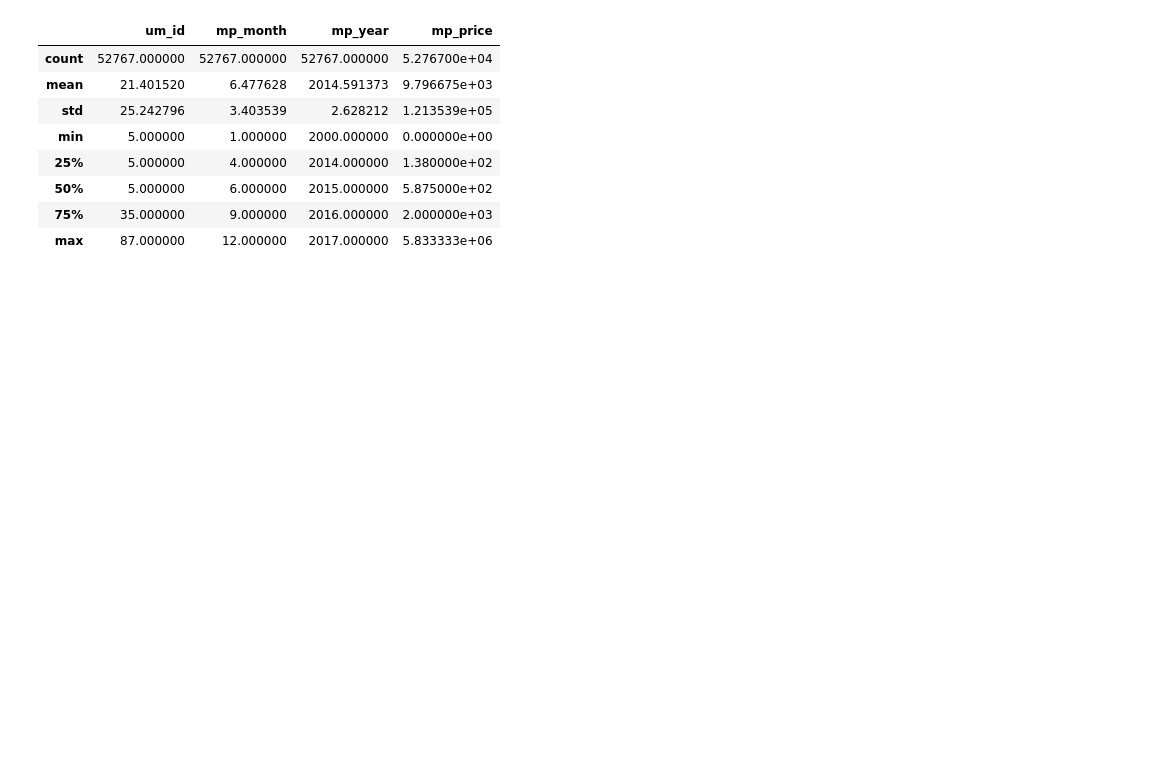
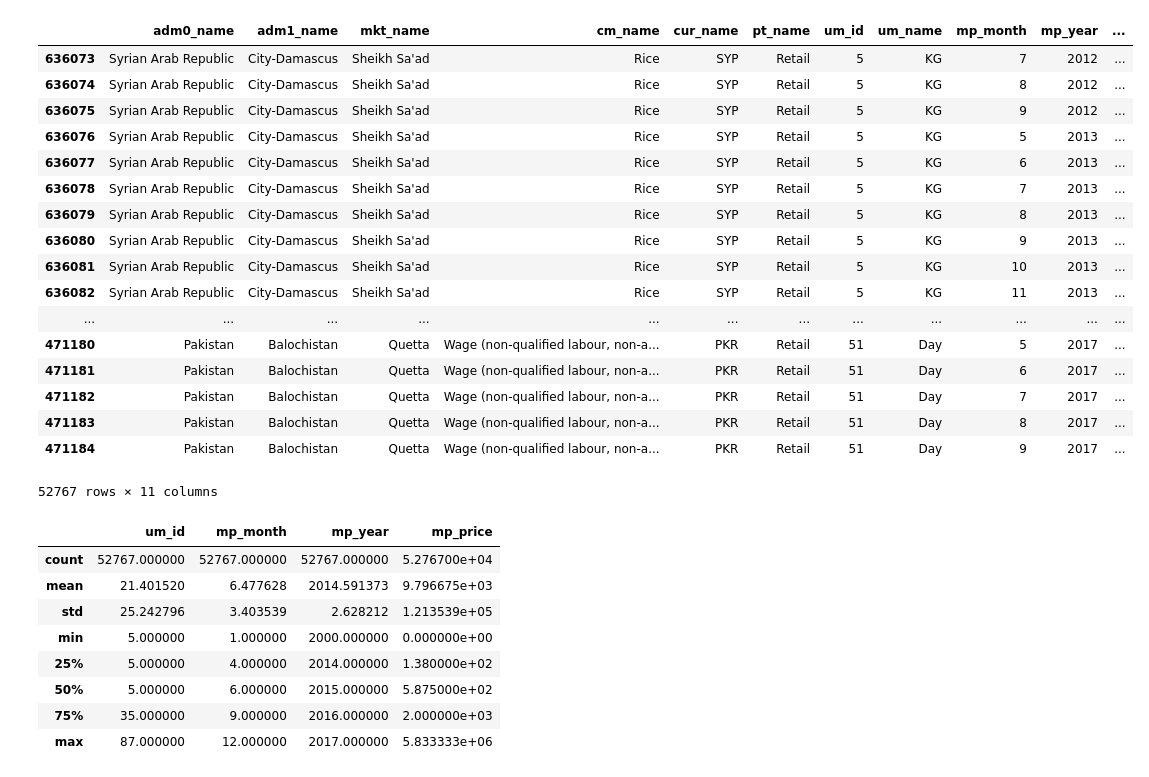
Before and after one commit to Take2001/DataProcessing, a Jupyter notebook: preprocessing code/Data Pre-processing foodprices.ipynb, the cells around one changed output. Cells and saved outputs as stored; diff of their text form; code cells hidden in the pictures; blank space fills up the shorter version.

Commit message:
(poging tot) visualizing data

```diff
--- a/preprocessing code/Data Pre-processing foodprices.ipynb
+++ b/preprocessing code/Data Pre-processing foodprices.ipynb
@@ -10,15 +10,35 @@ data = new_f.loc[new_f['adm0_name'] == 'Afghanistan']
 # %%
 me1 = new_f.loc[new_f['adm0_name'] == 'Syrian Arab Republic']
 me2 = new_f.loc[new_f['adm0_name'] == 'Afghanistan']
 me3 = new_f.loc[new_f['adm0_name'] == 'Iraq']
 me4 = new_f.loc[new_f['adm0_name'] == 'Lebanon']
 me5 = new_f.loc[new_f['adm0_name'] == 'Palestine']
 me6 = new_f.loc[new_f['adm0_name'] == 'Pakistan']
 me7 = new_f.loc[new_f['adm0_name'] == 'Iran (Islamic Republic of)']
 
 predata_middle_east = [me1, me2, me3, me4, me5, me6, me7]
 data_middle_east = pd.concat(predata_middle_east)
-data_middle_east.to_csv("Food_prizes_MiddleEast_processed.csv", encoding="utf-8", index=True)
+#data_middle_east.to_csv("Food_prizes_MiddleEast_processed.csv", encoding="utf-8", index=True)
+data_middle_east
+# %% [output]
+|  | adm0_name | adm1_name | mkt_name | cm_name | cur_name | pt_name | um_id | um_name | mp_month | mp_year | ... |
+| 636073 | Syrian Arab Republic | City-Damascus | Sheikh Sa'ad | Rice | SYP | Retail | 5 | KG | 7 | 2012 | ... |
+| 636074 | Syrian Arab Republic | City-Damascus | Sheikh Sa'ad | Rice | SYP | Retail | 5 | KG | 8 | 2012 | ... |
+| 636075 | Syrian Arab Republic | City-Damascus | Sheikh Sa'ad | Rice | SYP | Retail | 5 | KG | 9 | 2012 | ... |
+| 636076 | Syrian Arab Republic | City-Damascus | Sheikh Sa'ad | Rice | SYP | Retail | 5 | KG | 5 | 2013 | ... |
+| 636077 | Syrian Arab Republic | City-Damascus | Sheikh Sa'ad | Rice | SYP | Retail | 5 | KG | 6 | 2013 | ... |
+| 636078 | Syrian Arab Republic | City-Damascus | Sheikh Sa'ad | Rice | SYP | Retail | 5 | KG | 7 | 2013 | ... |
+| 636079 | Syrian Arab Republic | City-Damascus | Sheikh Sa'ad | Rice | SYP | Retail | 5 | KG | 8 | 2013 | ... |
+| 636080 | Syrian Arab Republic | City-Damascus | Sheikh Sa'ad | Rice | SYP | Retail | 5 | KG | 9 | 2013 | ... |
+| 636081 | Syrian Arab Republic | City-Damascus | Sheikh Sa'ad | Rice | SYP | Retail | 5 | KG | 10 | 2013 | ... |
+| 636082 | Syrian Arab Republic | City-Damascus | Sheikh Sa'ad | Rice | SYP | Retail | 5 | KG | 11 | 2013 | ... |
+| ... | ... | ... | ... | ... | ... | ... | ... | ... | ... | ... | ... |
+| 471180 | Pakistan | Balochistan | Quetta | Wage (non-qualified labour, non-a... | PKR | Retail | 51 | Day | 5 | 2017 | ... |
+| 471181 | Pakistan | Balochistan | Quetta | Wage (non-qualified labour, non-a... | PKR | Retail | 51 | Day | 6 | 2017 | ... |
+| 471182 | Pakistan | Balochistan | Quetta | Wage (non-qualified labour, non-a... | PKR | Retail | 51 | Day | 7 | 2017 | ... |
+| 471183 | Pakistan | Balochistan | Quetta | Wage (non-qualified labour, non-a... | PKR | Retail | 51 | Day | 8 | 2017 | ... |
+| 471184 | Pakistan | Balochistan | Quetta | Wage (non-qualified labour, non-a... | PKR | Retail | 51 | Day | 9 | 2017 | ... |
+52767 rows × 11 columns
 # %%
 data_middle_east.describe()
 # %% [output]
```
Also changed, not shown: 5 other files.
